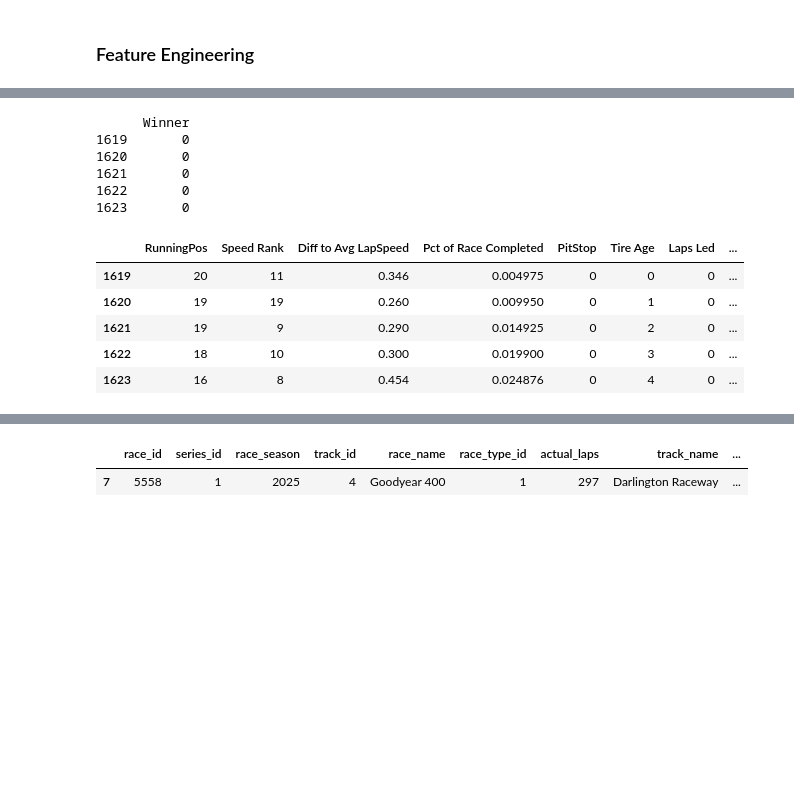
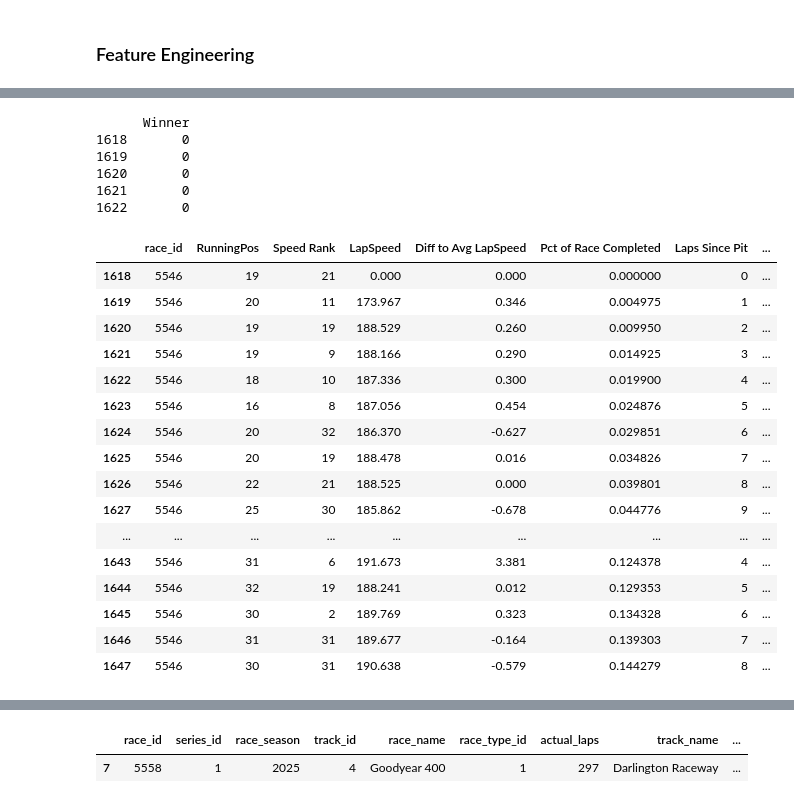
Before and after one commit to sieloffs/NASCAR-Analytics, a Jupyter notebook: Functions for Web Scraping.ipynb, the cells around one changed output, grey strips where cells are left out. Saved outputs shown, nothing was run; the diff lists cells and outputs as text; code cells hidden in the pictures; blank space fills up the shorter version.

```diff
--- a/Functions for Web Scraping.ipynb
+++ b/Functions for Web Scraping.ipynb
@@ -150,6 +151,8 @@ pit_df = fetch_pit_data(series_num,race_ids)
 # %%
 # merging the results df with the lap data to get result for each race
 merged_df = lap_df.merge(results, left_on=['race_id', 'NASCARDriverID'], right_on= ['race_id', 'driver_id'])
+races_clean = races[['race_id', 'track_type']]
+merged_df = merged_df.merge(races_clean, left_on=['race_id'], right_on=['race_id'])
 merged_df.head()
 # %% [output]
 |  | Lap | LapTime | LapSpeed | RunningPos | Number | FullName | NASCARDriverID | LapsCompleted | FlagState | ... |
@@ -271,26 +356,36 @@ df.head()
 # %%
-df = df[df['Is Green'] == 1]
-clean_df = df[['race_id', 'driver_id', 'FullName','RunningPos', 'Speed Rank', 'Diff to Avg LapSpeed', 'Lap', 'Pct of Race Completed', 'PitStop', 'Tire Age', 'Laps Led', 'Avg Position',
-                 'Position Change 5','Tire Age Difference', 'Winner']]
+clean_df = df[['race_id','RunningPos','Speed Rank','LapSpeed','Diff to Avg LapSpeed','Pct of Race Completed','Laps Since Pit','Tire Age','Avg Speed L5','Avg Speed L15','Position Change 5','Position Change 15','LapsSinceRestart',
+    'RestartPhase','Is Green','Laps Led','Winner']]
 # %%
-x = clean_df.drop(columns = ['Winner', 'driver_id', 'FullName', 'race_id','Lap'])
+x = clean_df.drop(columns = ['Winner'])
 y = df[['Winner']]
 # %%
 print(y.head())
-x.head()
+x.head(30)
 # %% [output]
       Winner
+1618       0
 1619       0
 1620       0
 1621       0
 1622       0
-1623       0
-|  | RunningPos | Speed Rank | Diff to Avg LapSpeed | Pct of Race Completed | PitStop | Tire Age | Laps Led | ... |
-| 1619 | 20 | 11 | 0.346 | 0.004975 | 0 | 0 | 0 | ... |
-| 1620 | 19 | 19 | 0.260 | 0.009950 | 0 | 1 | 0 | ... |
-| 1621 | 19 | 9 | 0.290 | 0.014925 | 0 | 2 | 0 | ... |
-| 1622 | 18 | 10 | 0.300 | 0.019900 | 0 | 3 | 0 | ... |
-| 1623 | 16 | 8 | 0.454 | 0.024876 | 0 | 4 | 0 | ... |
+|  | race_id | RunningPos | Speed Rank | LapSpeed | Diff to Avg LapSpeed | Pct of Race Completed | Laps Since Pit | ... |
+| 1618 | 5546 | 19 | 21 | 0.000 | 0.000 | 0.000000 | 0 | ... |
+| 1619 | 5546 | 20 | 11 | 173.967 | 0.346 | 0.004975 | 1 | ... |
+| 1620 | 5546 | 19 | 19 | 188.529 | 0.260 | 0.009950 | 2 | ... |
+| 1621 | 5546 | 19 | 9 | 188.166 | 0.290 | 0.014925 | 3 | ... |
+| 1622 | 5546 | 18 | 10 | 187.336 | 0.300 | 0.019900 | 4 | ... |
+| 1623 | 5546 | 16 | 8 | 187.056 | 0.454 | 0.024876 | 5 | ... |
+| 1624 | 5546 | 20 | 32 | 186.370 | -0.627 | 0.029851 | 6 | ... |
+| 1625 | 5546 | 20 | 19 | 188.478 | 0.016 | 0.034826 | 7 | ... |
+| 1626 | 5546 | 22 | 21 | 188.525 | 0.000 | 0.039801 | 8 | ... |
+| 1627 | 5546 | 25 | 30 | 185.862 | -0.678 | 0.044776 | 9 | ... |
+| ... | ... | ... | ... | ... | ... | ... | ... | ... |
+| 1643 | 5546 | 31 | 6 | 191.673 | 3.381 | 0.124378 | 4 | ... |
+| 1644 | 5546 | 32 | 19 | 188.241 | 0.012 | 0.129353 | 5 | ... |
+| 1645 | 5546 | 30 | 2 | 189.769 | 0.323 | 0.134328 | 6 | ... |
+| 1646 | 5546 | 31 | 31 | 189.677 | -0.164 | 0.139303 | 7 | ... |
+| 1647 | 5546 | 30 | 31 | 190.638 | -0.579 | 0.144279 | 8 | ... |
 # %%
 from sklearn.model_selection import GroupShuffleSplit
 
```
Also changed, not shown: parts of 16 cells of this notebook.
